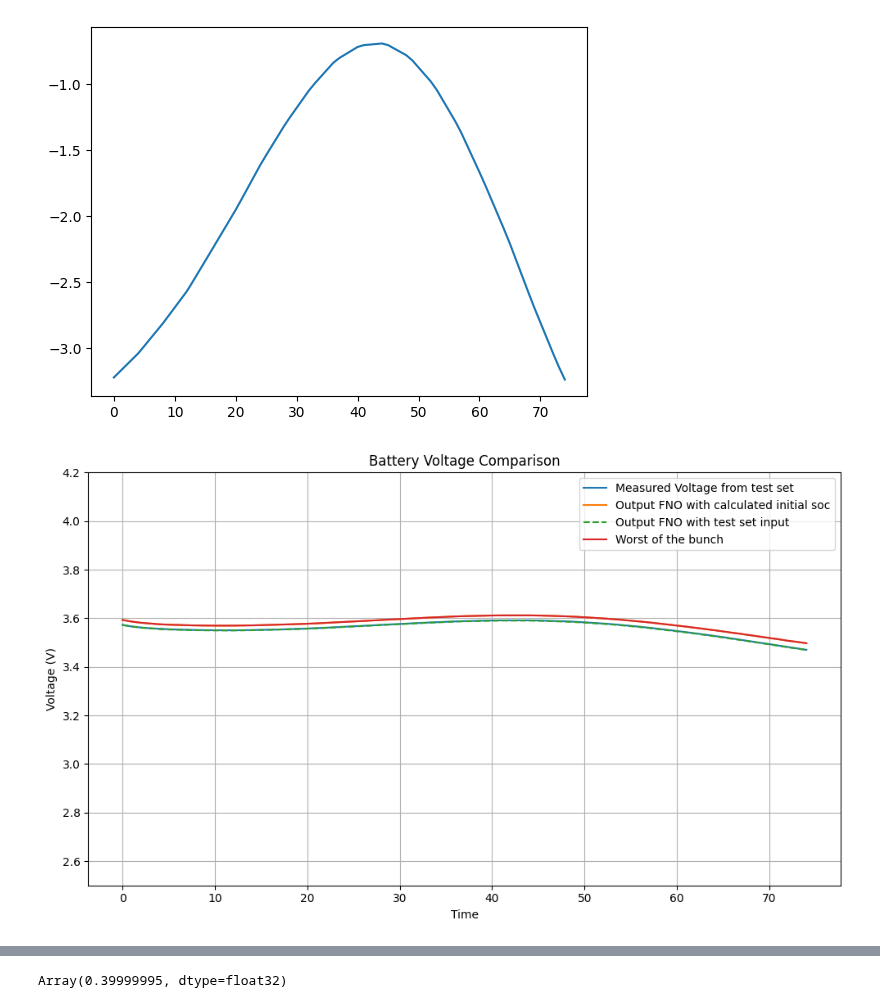
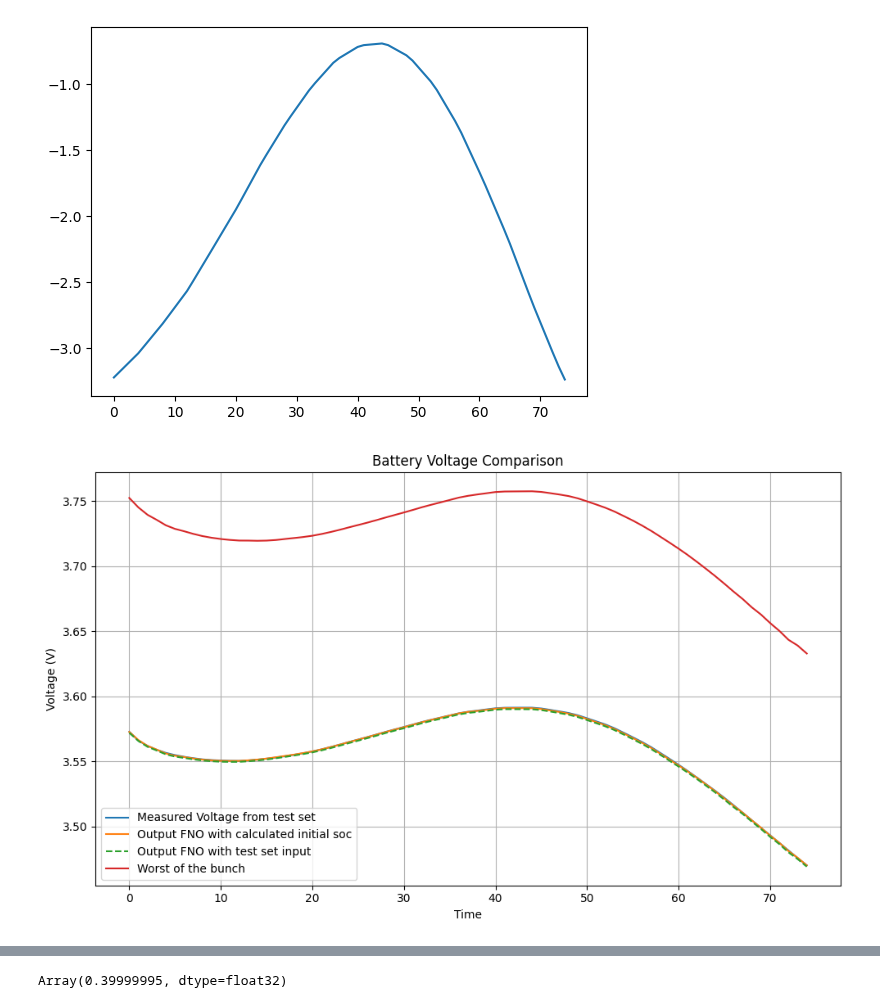
Before and after one commit to yingzai1/spm_neuraloperator, a Jupyter notebook: downstream_soc.ipynb, the cells around one changed output, grey strips where cells are left out. Saved outputs shown, nothing was run; the diff lists cells and outputs as text; code cells hidden in the pictures.

```diff
--- a/downstream_soc.ipynb
+++ b/downstream_soc.ipynb
@@ -9,6 +9,10 @@ import pybamm
 import flax
 import functools
 import optax
+# %%
+MAX_ITERATION = 100
+GAMMA = 2
+CONV_WEIGHT = 5e8
 # %%
 anode_file = "trained_models/anode_GRF__2025-03-31_00-38-52.msgpack"
 cathode_file = "trained_models/cathode_GRF__2025-03-31_01-26-36.msgpack"
@@ -457,7 +461,7 @@ batch_fno_predict_concentrations = jax.vmap(fno_predict_concentrations, in_axes
 # %%
 ######Jetzt gehts los######
 
-batch_size = 1
+batch_size = 100
 
 V_meas, test_idx = get_dummy_measurement(test_I, test_cn_anode, test_cn_cathode, noise = 0, idx = 0)
 # %%
@@ -662,7 +704,7 @@ import optax
 adam_optimizer = optax.adam(learning_rate=1e-3)
 
 @jax.jit
-def soc_search_jax_inner_soc(state, current, V_meas, threshold=1e-4, max_iterations=1000):
+def soc_search_jax_inner_soc(state, current, V_meas, threshold=1e-4, max_iterations=MAX_ITERATION):
     """
     Inner while-loop for optimizing soc.
 
@@ -694,7 +736,7 @@ def soc_search_jax_inner_soc(state, current, V_meas, threshold=1e-4, max_iterati
 
 
 @jax.jit
-def soc_search_jax_soc(soc_init, current, V_meas, threshold=1e-4, max_iterations=1000):
+def soc_search_jax_soc(soc_init, current, V_meas, threshold=1e-4, max_iterations=MAX_ITERATION):
     """
     Wrapper that initializes the optax state and runs the SOC optimization loop.
 
@@ -850,30 +892,30 @@ plt.plot(target_current)
 # %%
 # Create a figure with a larger size for clarity
 plt.figure(figsize=(10, 6))
 
 # Plot the voltage data with labels for the legend
 plt.plot(V_meas, label="Measured Voltage from test set")
 plt.plot(V_pred2, label="Output FNO with calculated initial soc")
 plt.plot(V_pred3, linestyle = "--", label="Output FNO with test set input")
 plt.plot(V_worst, label="Worst of the bunch")
 
 # Label axes and add a title
 plt.xlabel("Time")
 plt.ylabel("Voltage (V)")
 plt.title("Battery Voltage Comparison")
 
 # Set y-axis limits based on battery parameters from pybamm
-plt.ylim(params_bat["Lower voltage cut-off [V]"], params_bat["Upper voltage cut-off [V]"])
+#plt.ylim(params_bat["Lower voltage cut-off [V]"], params_bat["Upper voltage cut-off [V]"])
 
 # Add grid lines and legend
 plt.grid(True)
 plt.legend()
 
 # Adjust layout for better spacing and display the plot
 plt.tight_layout()
 plt.show()
 # %% [output]
-[figure, old version]
+[figure, new version]
 # %%
 c0_av = jnp.mean(c0_anode_sol[best_idx])
 soc_from_c0_anode(c0_av)
```
Also changed, not shown: parts of 36 cells of this notebook, 7 other files.
